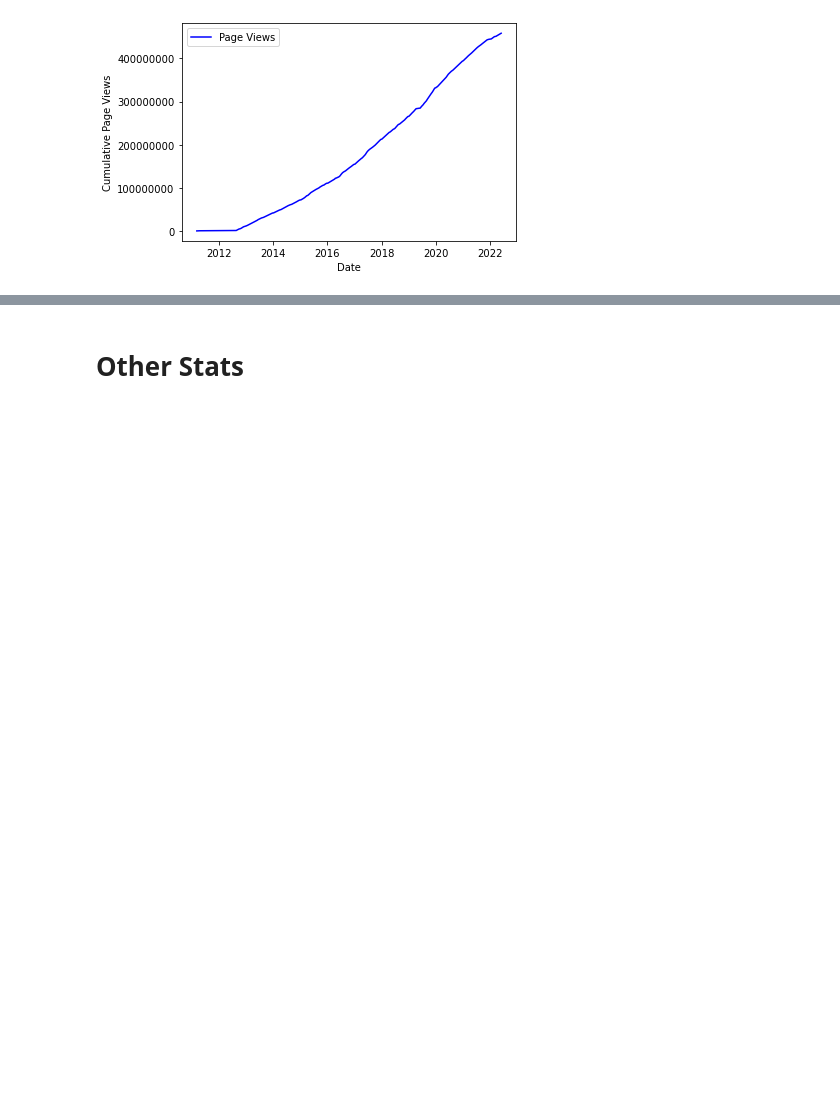
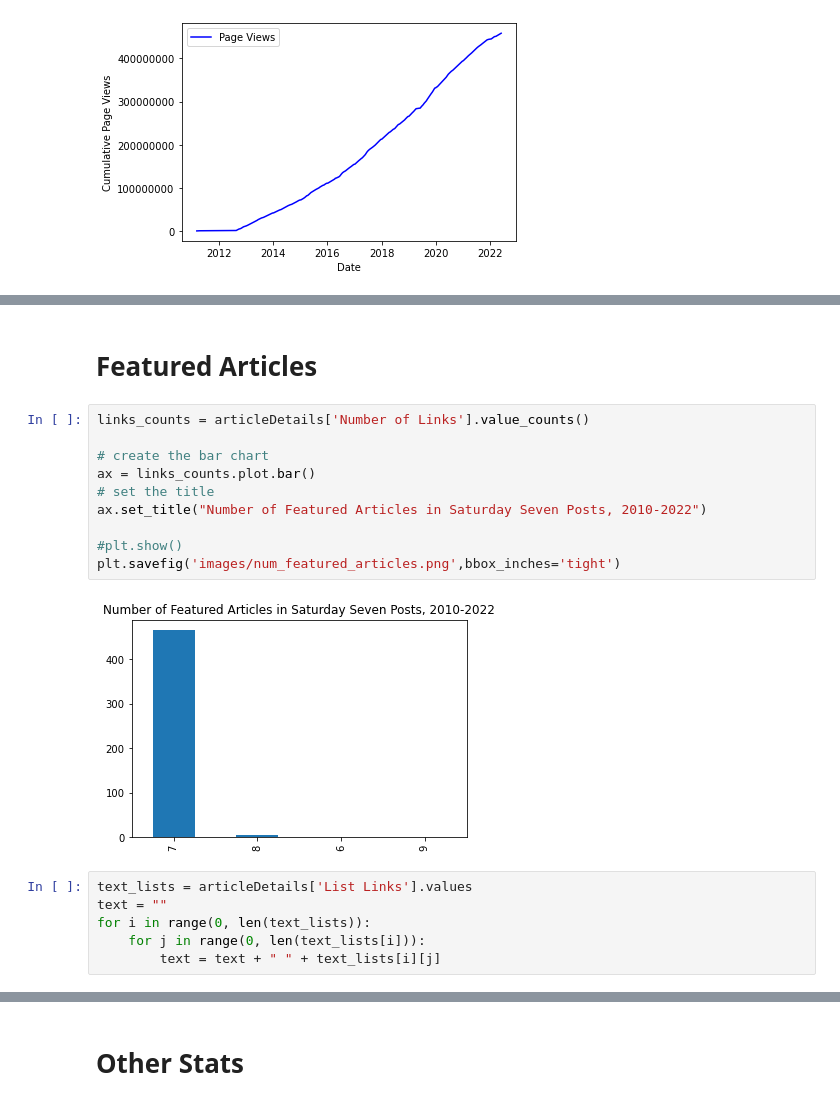
Before and after one commit to groegercesg/Guido_Fawkes_Analysis, a Jupyter notebook: analysis.ipynb, the cells around one changed output, grey strips where cells are left out. Saved outputs shown, nothing was run; the diff lists cells and outputs as text; blank space fills up the shorter version.

```diff
--- a/analysis.ipynb
+++ b/analysis.ipynb
@@ -336,0 +385,20 @@ plt.savefig('images/cumulative_page_views.png',bbox_inches='tight')
+# %% [markdown]
+# Featured Articles
+# %%
+links_counts = articleDetails['Number of Links'].value_counts()
+
+# create the bar chart
+ax = links_counts.plot.bar()
+# set the title
+ax.set_title("Number of Featured Articles in Saturday Seven Posts, 2010-2022")
+
+#plt.show()
+plt.savefig('images/num_featured_articles.png',bbox_inches='tight')
+# %% [output]
+[figure, added]
+# %%
+text_lists = articleDetails['List Links'].values
+text = ""
+for i in range(0, len(text_lists)):
+    for j in range(0, len(text_lists[i])):
+        text = text + " " + text_lists[i][j]
```
Also changed, not shown: parts of 9 cells of this notebook, 8 other files.
